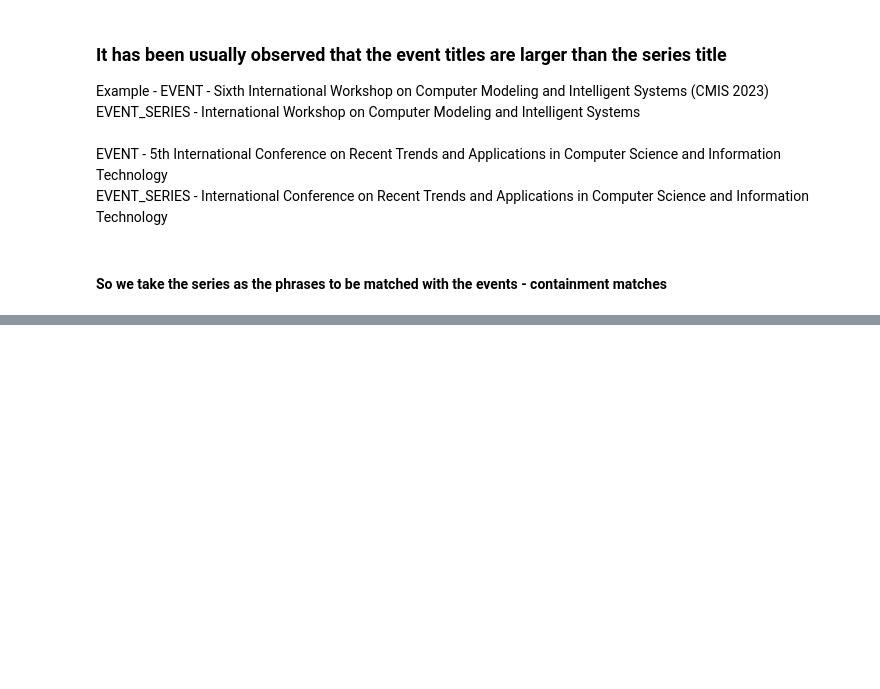
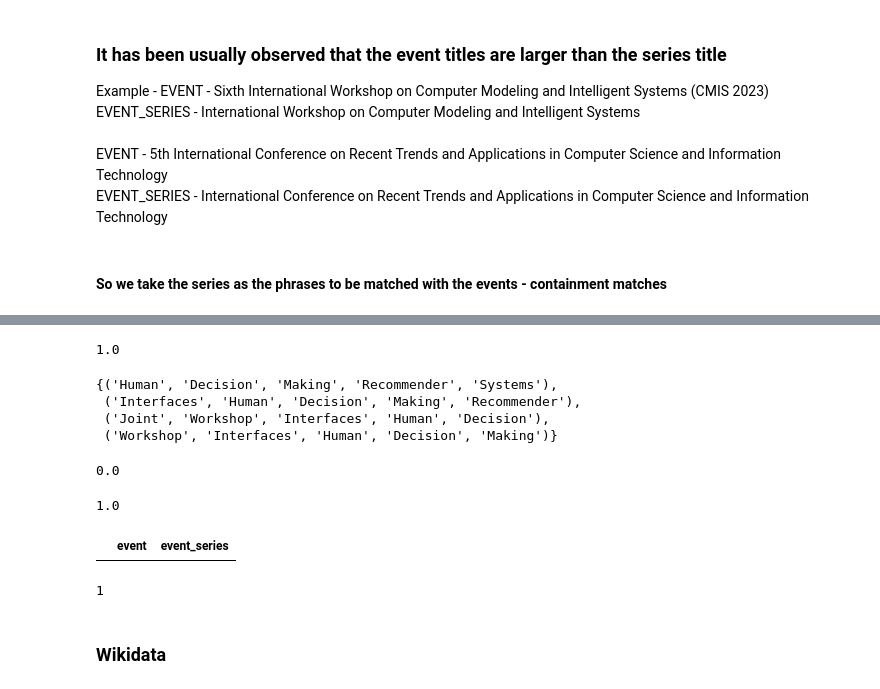
Before and after one commit to dorukresmi/CEUR-WS-Event-Series--SS23--Group-2, a Jupyter notebook: notebooks/nlp_matching.ipynb, the cells around one changed output, grey strips where cells are left out. Cells and saved outputs as stored; diff of their text form; code cells hidden in the pictures; blank space fills up the shorter version.

```diff
--- a/notebooks/nlp_matching.ipynb
+++ b/notebooks/nlp_matching.ipynb
@@ -103,0 +221,24 @@ if '' in event_titles:
+# %%
+import nltk
+from nltk.corpus import stopwords
+# Download stopwords if not already downloaded
+nltk.download('stopwords')
+nltk.download('punkt')
+
+# Get the set of stopwords
+stop_words = set(stopwords.words('english'))
+
+def remove_stopwords(text_list):
+
+    # Remove stopwords from each string in the list
+    filtered_list = []
+    for text in text_list:
+        # Tokenize the string into individual words
+        words = nltk.word_tokenize(text)
+        # Remove stopwords from the list of words
+        filtered_words = [word for word in words if word.lower() not in stop_words]
+        # Join the filtered words back into a string
+        filtered_text = ' '.join(filtered_words)
+        # Add the filtered string to the filtered list
+        filtered_list.append(filtered_text)
+    return filtered_list
@@ -103,0 +252,5 @@ if '' in event_titles:
+# %%
+series_titles = remove_stopwords(matches_df["event_series"].tolist())
+matches_df["event_series"] = series_titles
+event_titles = remove_stopwords(matches_df["event"].tolist())
+matches_df["event"] = event_titles
@@ -104,3 +403,32 @@ if '' in event_titles:
+# %%
+similarity
+# %% [output]
+1.0
+# %%
+event_ngrams&series_ngrams
+# %% [output]
+{('Human', 'Decision', 'Making', 'Recommender', 'Systems'),
+ ('Interfaces', 'Human', 'Decision', 'Making', 'Recommender'),
+ ('Joint', 'Workshop', 'Interfaces', 'Human', 'Decision'),
+ ('Workshop', 'Interfaces', 'Human', 'Decision', 'Making')}
+# %%
+jaccard_distance(event_ngrams, series_ngrams)
+# %% [output]
+0.0
+# %%
+len(event_ngrams&series_ngrams)/ len(event_ngrams.union(series_ngrams))
+# %% [output]
+1.0
+# %%
+matches_df[matches_df['event'] == 'Eleventh Conference on Semantic Technology for Intelligence, Defense, and Security']
+# %% [output]
+|  | event | event_series |
+# %%
+len(matched_events_dict)
+# %% [output]
+1
+# %% [markdown]
+### Wikidata
 # %%
 n = 3  # Number of words in each n-gram
 
```
Also changed, not shown: parts of 53 cells of this notebook, 26 other files.
